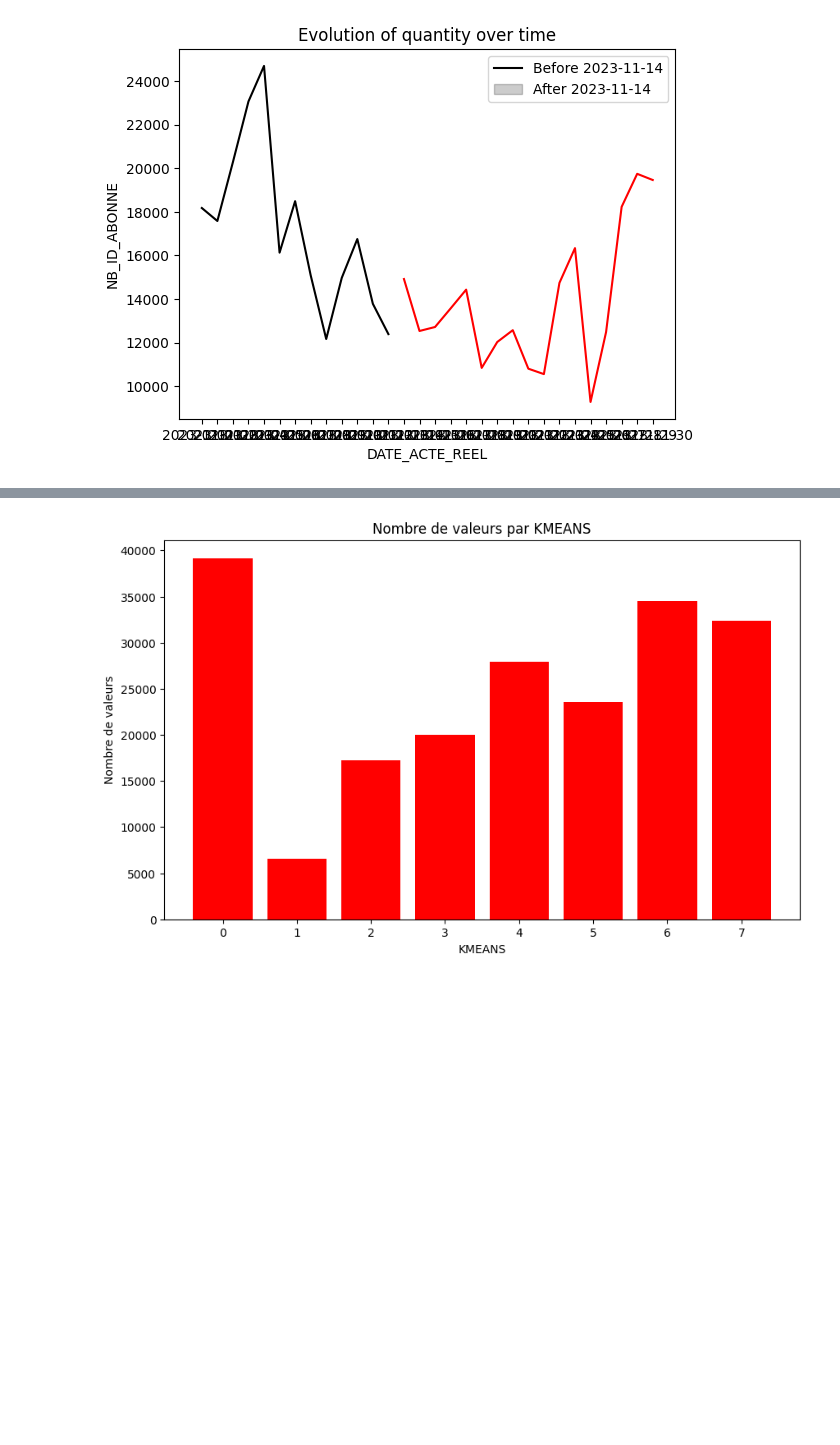
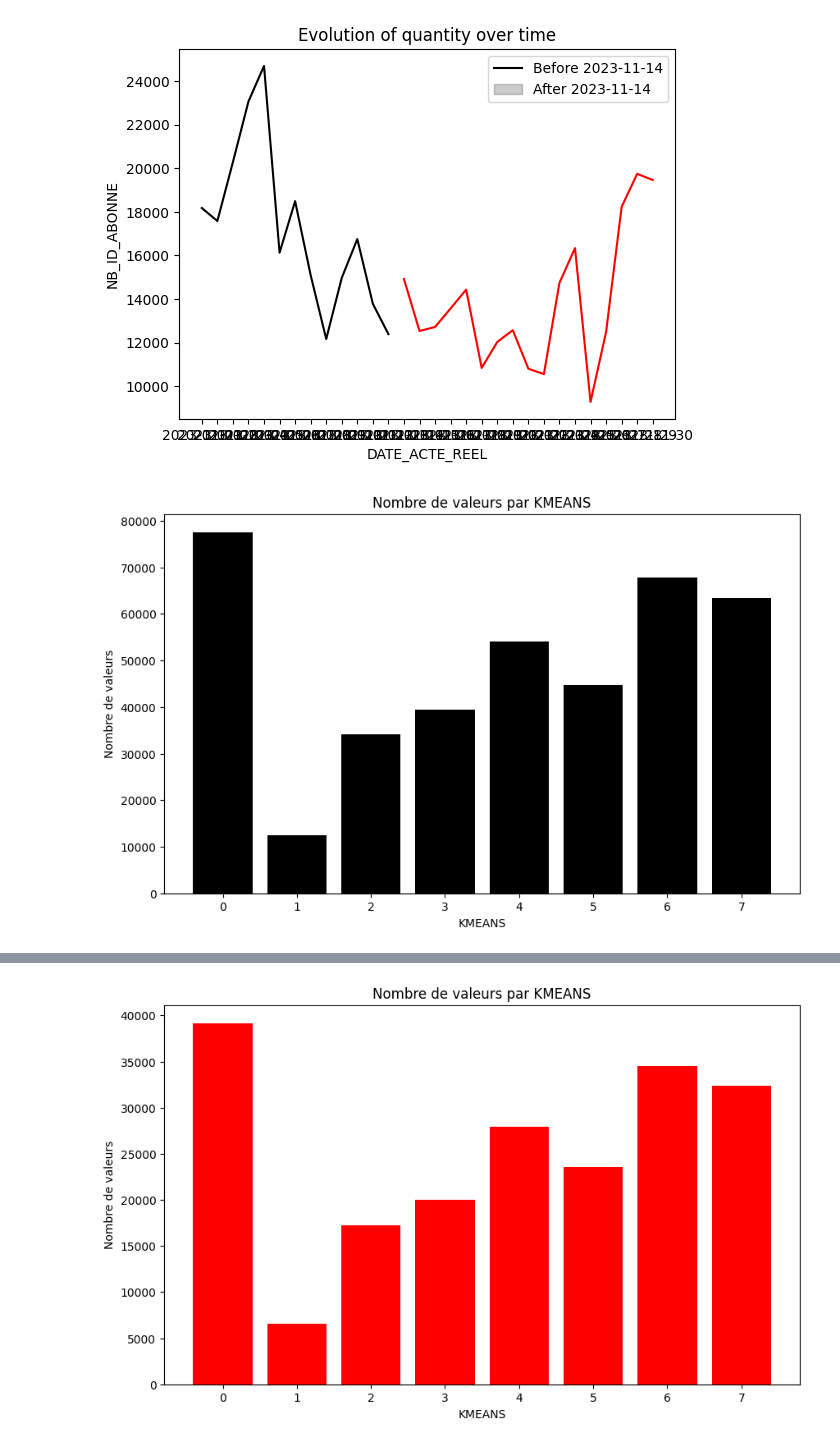
Before and after one commit to Statapp-CANAL/Statapp-CANAL, a Jupyter notebook: Data_operations/antoine.ipynb, the cells around one changed output, grey strips where cells are left out. Cells and saved outputs as stored; diff of their text form; code cells hidden in the pictures; blank space fills up the shorter version.

```diff
--- a/Data_operations/antoine.ipynb
+++ b/Data_operations/antoine.ipynb
@@ -145,3 +134,18 @@ plt.legend(['Before 2023-11-14', 'After 2023-11-14'])
 plt.show()
 # %% [output]
 [figure]
+# %%
+tous = join_dataFrames(dfn, cluster_id_all, 'ID_ABONNE')
+liste = tous.groupby(['KMEANS']).count()
+donnees = pd.DataFrame(liste)
+donnees['KMEANS'] = donnees.index
+
+plt.figure(figsize=(10, 6))
+plt.bar(donnees['KMEANS'], donnees['ID_ABONNE'], color='black')
+plt.xlabel('KMEANS')
+plt.ylabel('Nombre de valeurs')
+plt.title('Nombre de valeurs par KMEANS')
+plt.xticks(donnees['KMEANS'])
+plt.show()
+# %% [output]
+[figure, added]
```
Also changed, not shown: parts of 2 cells of this notebook.
